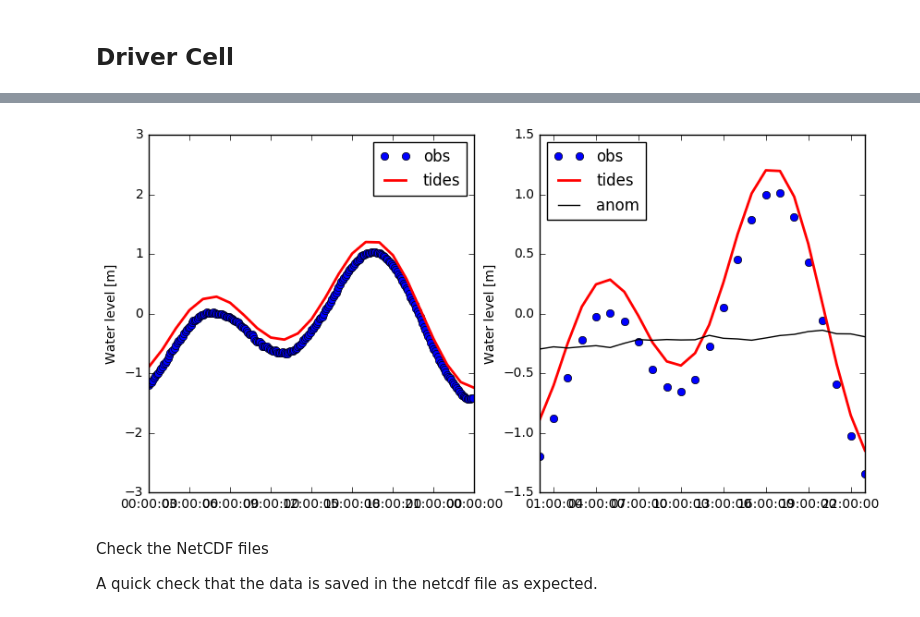
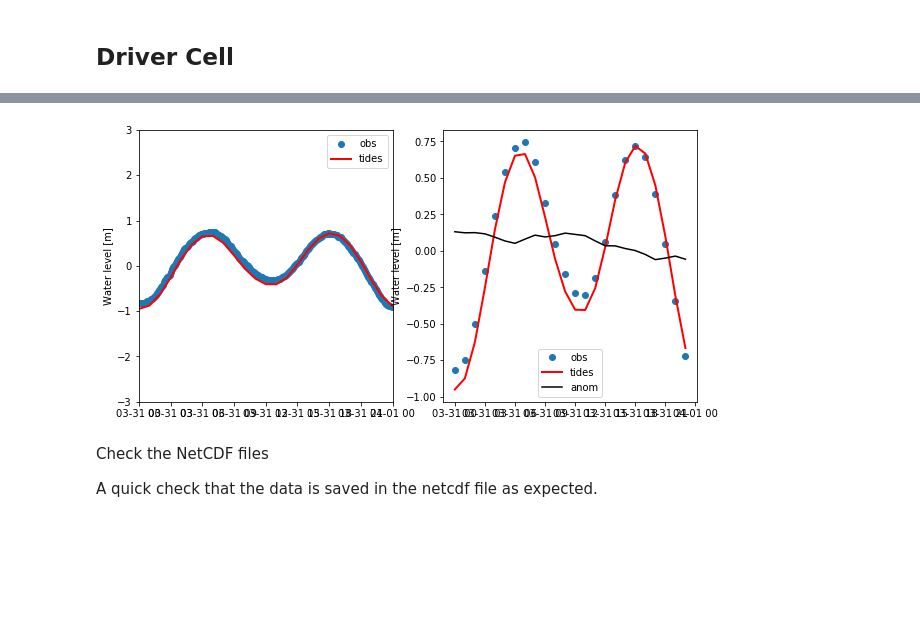
Before and after one commit to SalishSeaCast/SalishSeaNowcast, a Jupyter notebook: notebooks/SSH_NeahBay.ipynb, the cells around one changed output, grey strips where cells are left out. Cells and saved outputs as stored; diff of their text form; code cells hidden in the pictures; blank space fills up the shorter version.

Commit message:
Hindcast files to end of March 2015.

```diff
--- a/notebooks/SSH_NeahBay.ipynb
+++ b/notebooks/SSH_NeahBay.ipynb
@@ -82,7 +86,7 @@ endj = 471
 lengthj = endj-startj
 r = 1
 
-fB = NC.Dataset('/results/nowcast-sys/NEMO-forcing/grid/bathy_downonegrid2.nc','r')
+fB = NC.Dataset('/results/nowcast-sys/NEMO-forcing/grid/bathymetry_201702.nc','r')
 lat = fB.variables['nav_lat'][:]
 lon = fB.variables['nav_lon'][:]
 fB.close()
@@ -100,7 +104,7 @@ def prepare_netcdf(ssh_file, count, ssh, date):
     ssh_file,
     title='Juan de Fuca SSH hourly values',
     notebook_name='SSH_NeahBay',
-    nc_filepath='/results/forcing/sshNeahBay/obs/' + filename,
+    nc_filepath='/results/forcing/sshNeahBay/hindcast/' + filename,
     comment='Neah Bay observed anomaly. Done in hindcast.')
 
 
@@ -166,8 +170,8 @@ def prepare_netcdf(ssh_file, count, ssh, date):
 ## Driver Cell ##
 # %%
 station = 'Neah Bay'; nhours = 24
-start_date = arrow.get(2014, 9, 13)
-end_date = arrow.get(2014, 12, 31)
+start_date = arrow.get(2015, 1, 1)
+end_date = arrow.get(2015, 3, 31)
 print (start_date.format('DD-MMM-YYYY'), end_date.format('DD-MMM-YYYY'))
 
 for day in arrow.Arrow.range('day', start_date, end_date):
@@ -202,5 +206,5 @@ history: [2016-12-19 18:02:59] Created netCDF4 zlib=True dataset.
 comment: Neah Bay observed anomaly. Done in hindcast.
-[figure, old version]
+[figure, new version]
 # %% [markdown]
 Check the NetCDF files
 
```
Also changed, not shown: parts of 5 cells of this notebook.
